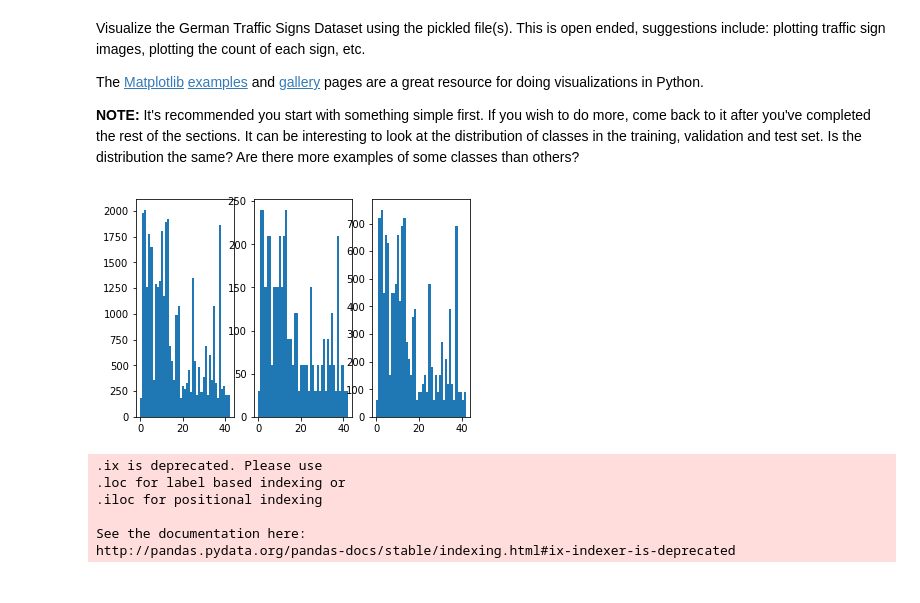
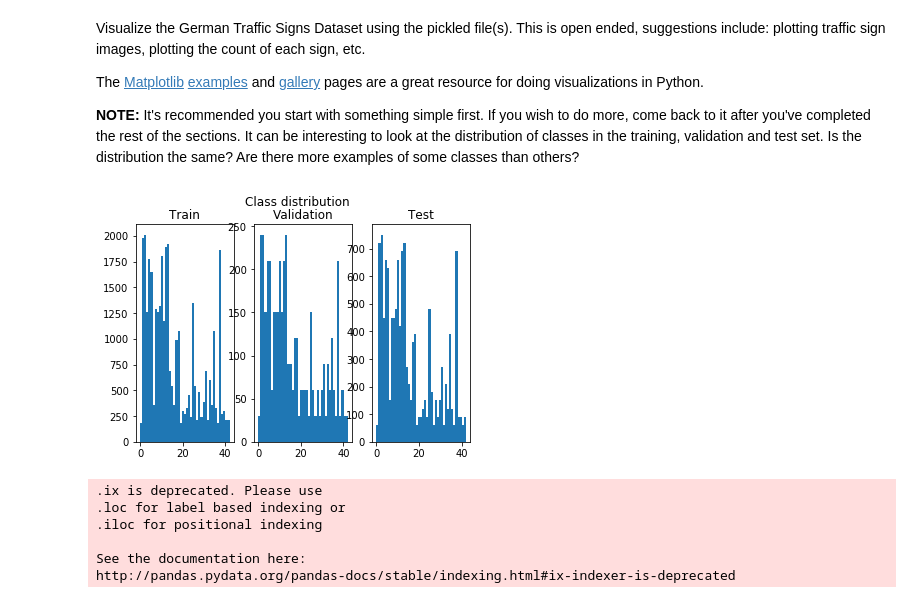
Before and after one commit to vinhngx/CarND-Traffic-Sign-Classifier-Project, a Jupyter notebook: Traffic_Sign_Classifier.ipynb, the cells around one changed output. Drawn from its saved outputs; the diff is of its cells as text; code cells hidden in the pictures.

```diff
--- a/Traffic_Sign_Classifier.ipynb
+++ b/Traffic_Sign_Classifier.ipynb
@@ -102,14 +102,18 @@ import matplotlib.pyplot as plt
 # %%
 #plot class distribution across different sets
 plt.figure;
 plt.subplot(1,3,1)
 plt.hist(y_train, 43);
+plt.title('Train')
 plt.subplot(1,3,2)
 plt.hist(y_valid, 43);
+plt.title('Validation')
 plt.subplot(1,3,3)
 plt.hist(y_test, 43);
+plt.title('Test')
+plt.suptitle('Class distribution');
 # %% [output]
-[figure, old version]
+[figure, new version]
 # %%
 #plot a random selection of images belonging to a class
 #read label description
```
Also changed, not shown: parts of 2 cells of this notebook, 1 other file.
